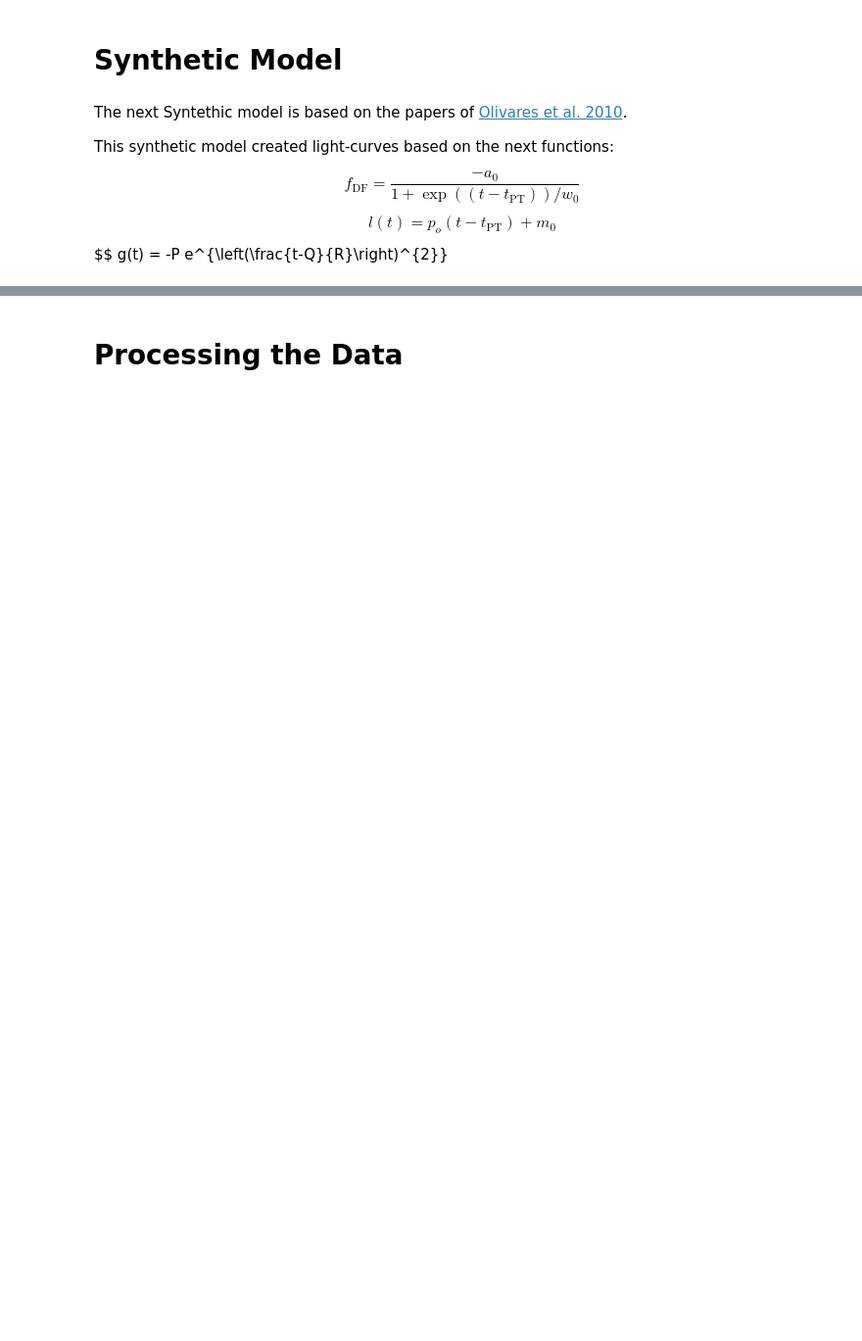
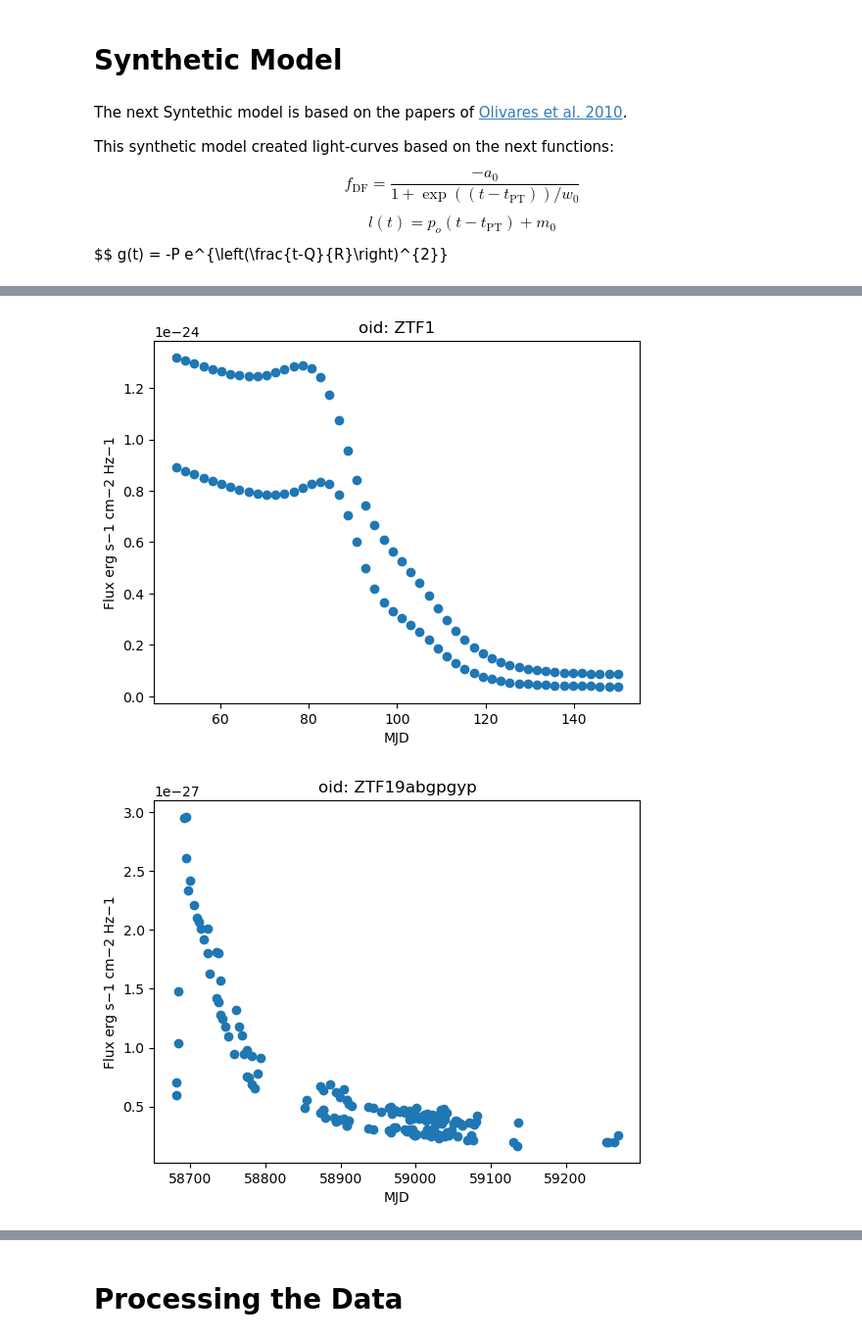
Before and after one commit to jurados/SNeMPhyVAE, a Jupyter notebook: main_model.ipynb, the cells around one changed output, grey strips where cells are left out. Shown: that part at 98% size. Saved outputs shown, nothing was run; the diff lists cells and outputs as text; code cells hidden in the pictures; blank space fills up the shorter version.

```diff
--- a/main_model.ipynb
+++ b/main_model.ipynb
@@ -235,0 +283,5 @@ train_data
+# %%
+splitter = GroupShuffleSplit(test_size=.2, random_state=0)
+train_inds, test_inds = next(splitter.split(lightcurves, groups=lightcurves['oid']))
+train_data = lightcurves.iloc[train_inds]
+test_data  = lightcurves.iloc[test_inds]
@@ -243,3 +298,6 @@ test
+# %%
+train_data = train_data[['oid','mjd','magpsf','sigmapsf','fid']]
+test_data = test_data[['oid','mjd','magpsf','sigmapsf','fid']]
 # %%
 one_light_curve = train_data[train_data.oid == train_data.oid.unique()[3]]
 one_light_curve
@@ -275,14 +349,2 @@ class SyntheticLigthCurve:
         return f
-# %%
-po_v = [95,1.744,3.602,0.008,14.482,1.675,20.148,-15.984] # tpt, a0, w0, p0, m0, P, Q, R
-po_r = [88.948, 1.584, 4.485, 0.005, 13.759, 1.528, 101.390, -17.934]
-fig, ax = plt.subplots()
-synthetic_lc_v = SyntheticLigthCurve(po_v[0],po_v[1],po_v[2],po_v[3],po_v[4],po_v[5],po_v[6],po_v[7])
-synthetic_lc_r = SyntheticLigthCurve(po_r[0],po_r[1],po_r[2],po_r[3],po_r[4],po_r[5],po_r[6],po_r[7])
-time = np.linspace(50,150,300)
-ax.plot(time, synthetic_lc_v.olivares(time))
-ax.plot(time, synthetic_lc_r.olivares(time))
-ax.invert_yaxis()
-ax.set_xlabel('Time [days]')
-ax.set_ylabel('Apparent Magnitude')
 # %%
@@ -334,0 +429,3 @@ test_data_synthetic  = mag_to_flux(test_data_synthetic)
+# %%
+train_data = mag_to_flux(train_data)
+test_data = mag_to_flux(test_data)
@@ -335,6 +441,10 @@ test_data_synthetic  = mag_to_flux(test_data_synthetic)
 # %%
 oid_idx = 0
 plot_light_curve(train_data_synthetic[train_data_synthetic.oid == train_data_synthetic.oid.unique()[oid_idx]], oid=train_data_synthetic.oid.unique()[oid_idx])
+plot_light_curve(train_data[train_data.oid == train_data.oid.unique()[oid_idx]], oid=train_data.oid.unique()[oid_idx])
+# %% [output]
+[figure, added]
+[figure, added]
 # %%
 print(train_data_synthetic.head())
 print('\nShape train_data_synthethic:', train_data_synthetic.shape)
```
Also changed, not shown: parts of 38 cells of this notebook, 2 other files.
